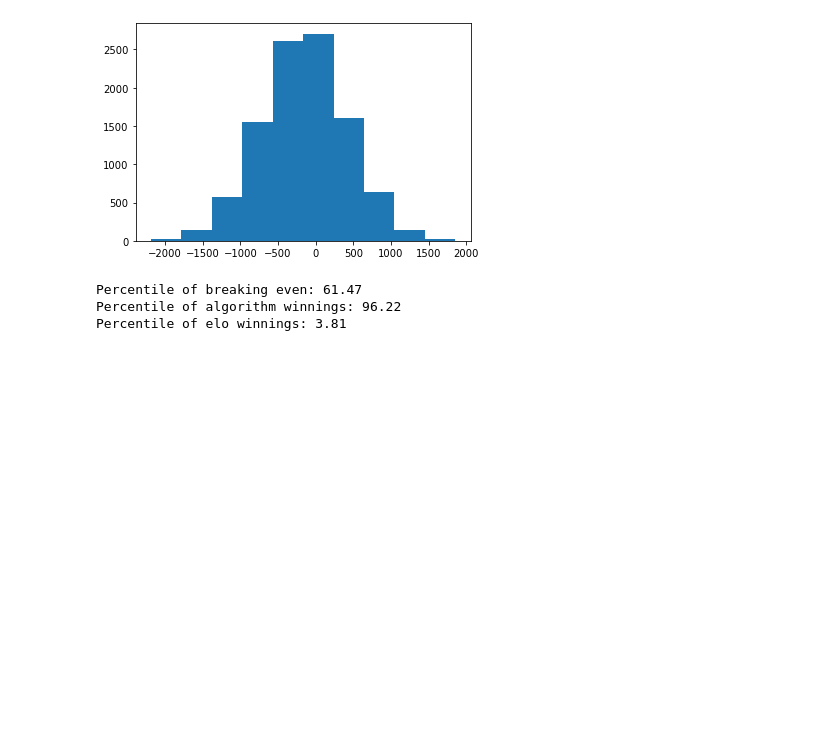
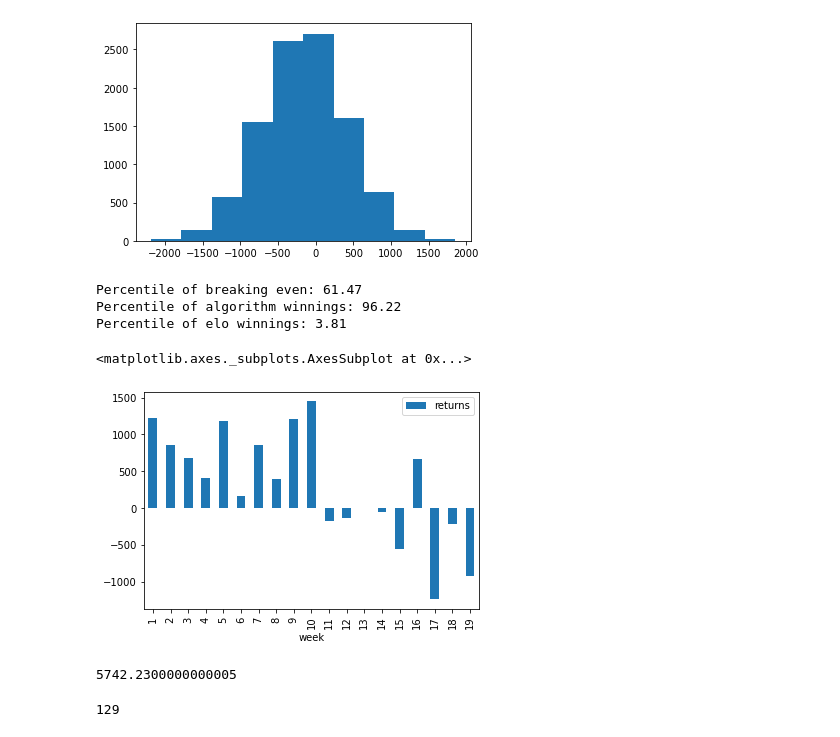
Before and after one commit to imac19/sports_gambling_algorithm, a Jupyter notebook: ideal_betting_proportions_spreads.ipynb, the cells around one changed output. Drawn from its saved outputs; the diff is of its cells as text; code cells hidden in the pictures; blank space fills up the shorter version.

Commit message:
algorithms complete, all looking good, may need to adjust some graphs and clean some stuff up before final presentation

```diff
--- a/ideal_betting_proportions_spreads.ipynb
+++ b/ideal_betting_proportions_spreads.ipynb
@@ -609,3 +634,22 @@ print('Percentile of elo winnings: {}'.format(elo_percentile))
 Percentile of breaking even: 61.47
 Percentile of algorithm winnings: 96.22
 Percentile of elo winnings: 3.81
+# %%
+# Now look at proportional betting
+
+# algo
+
+bets_prop_ps_algo = gambling_df.copy()
+bets_prop_ps_algo['returns'] = bets_prop_ps_algo.apply(lambda x: get_return_proportional_spread_algo(x)[0], axis=1)
+bets_prop_ps_algo.groupby(by=['week']).sum()['returns'].reset_index().plot.bar(x='week', y='returns')
+# %% [output]
+<matplotlib.axes._subplots.AxesSubplot at 0x...>
+[figure, added]
+# %%
+bets_prop_ps_algo.sum()['returns']
+# %% [output]
+5742.2300000000005
+# %%
+len(bets_prop_ps_algo[bets_prop_ps_algo.returns != 0])
+# %% [output]
+129
```
Also changed, not shown: parts of 36 cells of this notebook.
